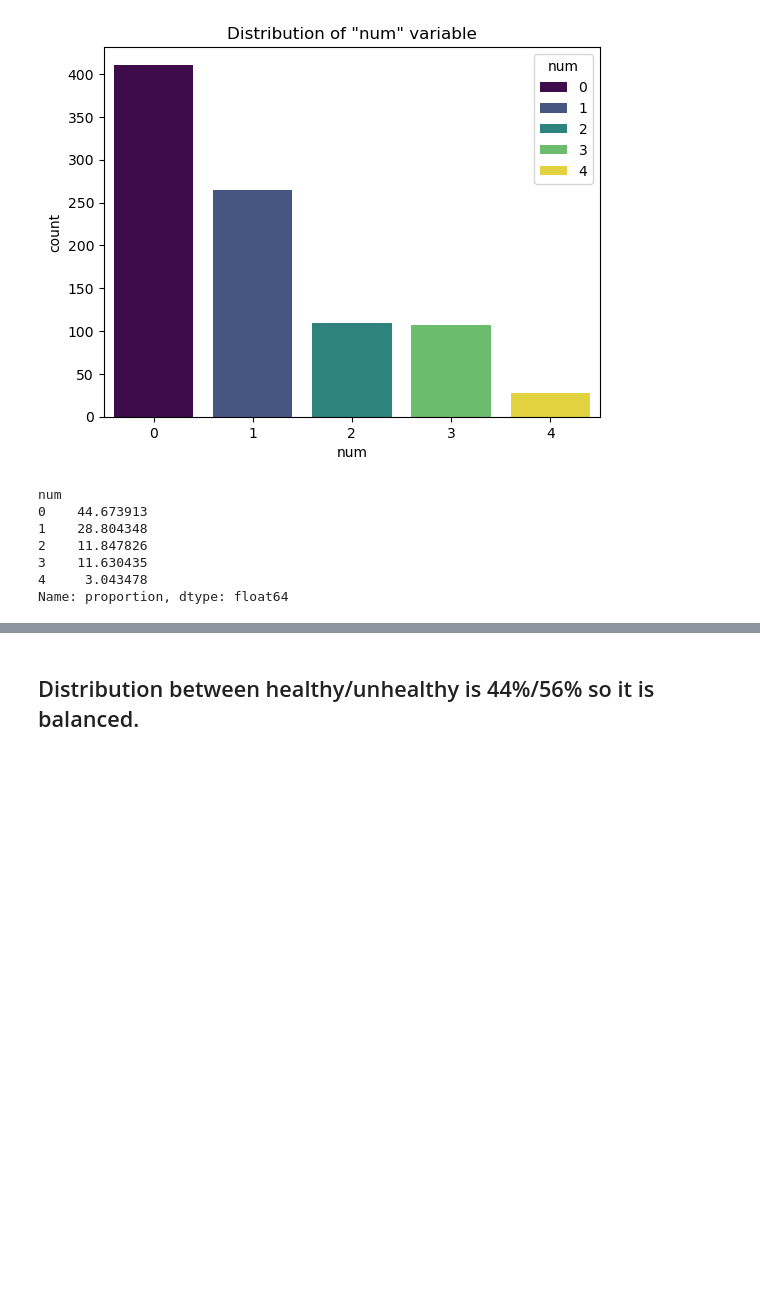
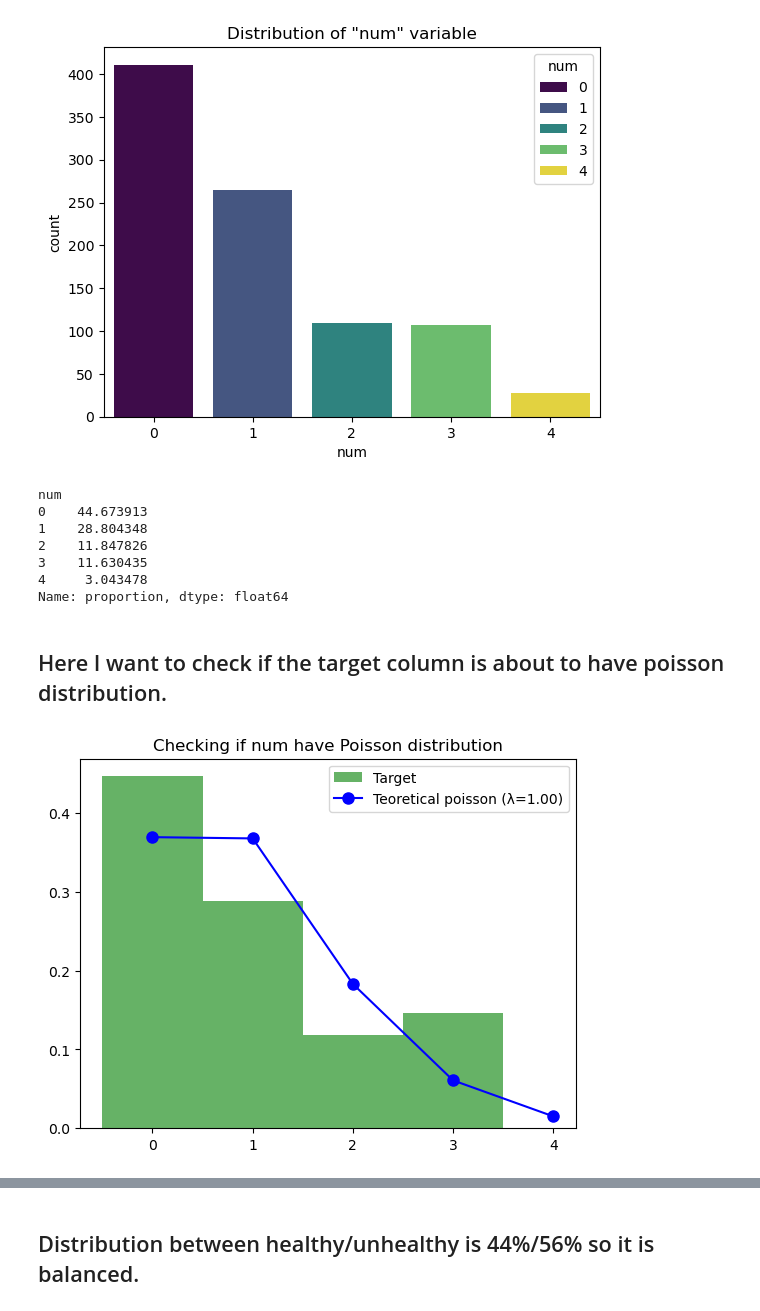
Before and after one commit to MichalPytlarz/ML-ISLP, a Jupyter notebook: Main_Project/data_analysis.ipynb, the cells around one changed output, grey strips where cells are left out. Saved outputs shown, nothing was run; the diff lists cells and outputs as text; code cells hidden in the pictures; blank space fills up the shorter version.

Commit message:
EDA-poisson-check-and-quantile-plot-check
Statistical target analysis and fixing  choosing Xgb optimal features

```diff
--- a/Main_Project/data_analysis.ipynb
+++ b/Main_Project/data_analysis.ipynb
@@ -269,3 +304,20 @@ num
 3    11.630435
 4     3.043478
 Name: proportion, dtype: float64
+# %% [markdown]
+## Here I want to check if the target column is about to have poisson distribution.
+# %%
+col = "num"
+mu = data[col].mean()
+bins = np.arange(0, data[col].max() + 1)
+
+plt.hist(data[col], bins=bins, density=True, alpha=0.6, color='g', label='Target', align='left')
+
+x = np.arange(0, data[col].max() + 1)
+plt.plot(x, stats.poisson.pmf(x, mu), 'bo-', ms=8, label=f'Teoretical poisson (λ={mu:.2f})')
+
+plt.title(f'Checking if {col} have Poisson distribution')
+plt.legend()
+plt.show()
+# %% [output]
+[figure, added]
```
Also changed, not shown: parts of 15 cells of this notebook, 2 other files.
